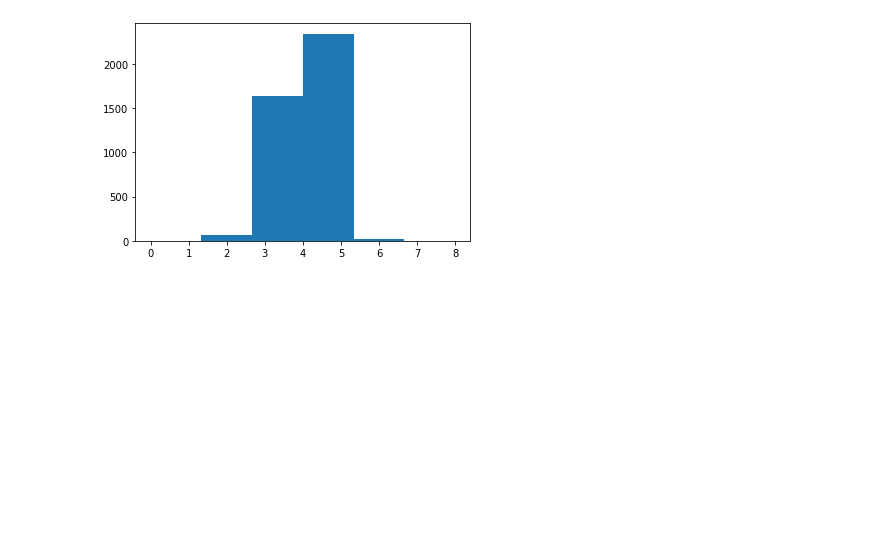
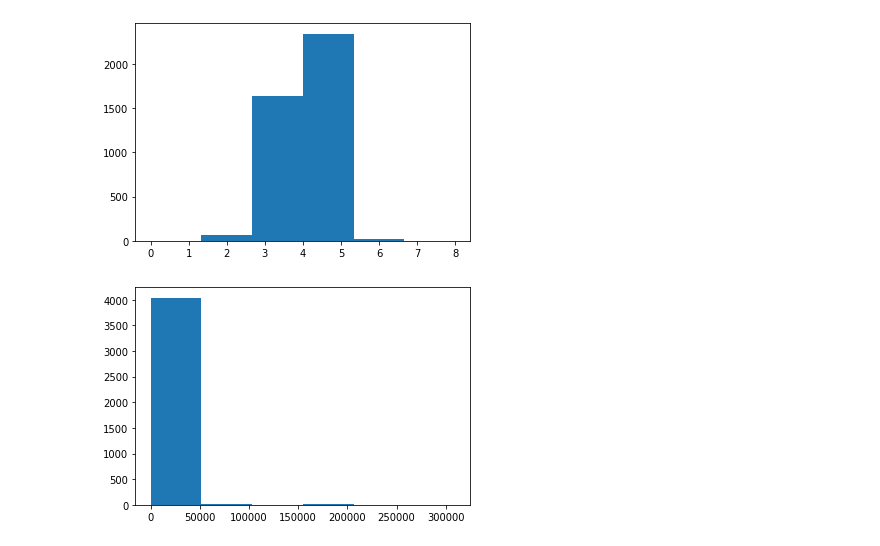
Before and after one commit to heathcameron/UT-CPE, a Jupyter notebook: Single Family Home Prices in Cy-Fair.ipynb, the cells around one changed output. Cells and saved outputs as stored; diff of their text form; code cells hidden in the pictures; blank space fills up the shorter version.

```diff
--- a/Single Family Home Prices in Cy-Fair.ipynb
+++ b/Single Family Home Prices in Cy-Fair.ipynb
@@ -278,4 +277,11 @@ plt.hist(feature_selected['Bedrooms'], bins=6)
 plt.show()
 # %% [output]
 [figure]
+# %%
+#EDA
+#large outliners on Sq Ft
+plt.hist(feature_selected['Lot Size'], bins=6)
+plt.show()
+# %% [output]
+[figure, added]
 # %%
```
Also changed, not shown: parts of 15 cells of this notebook.
